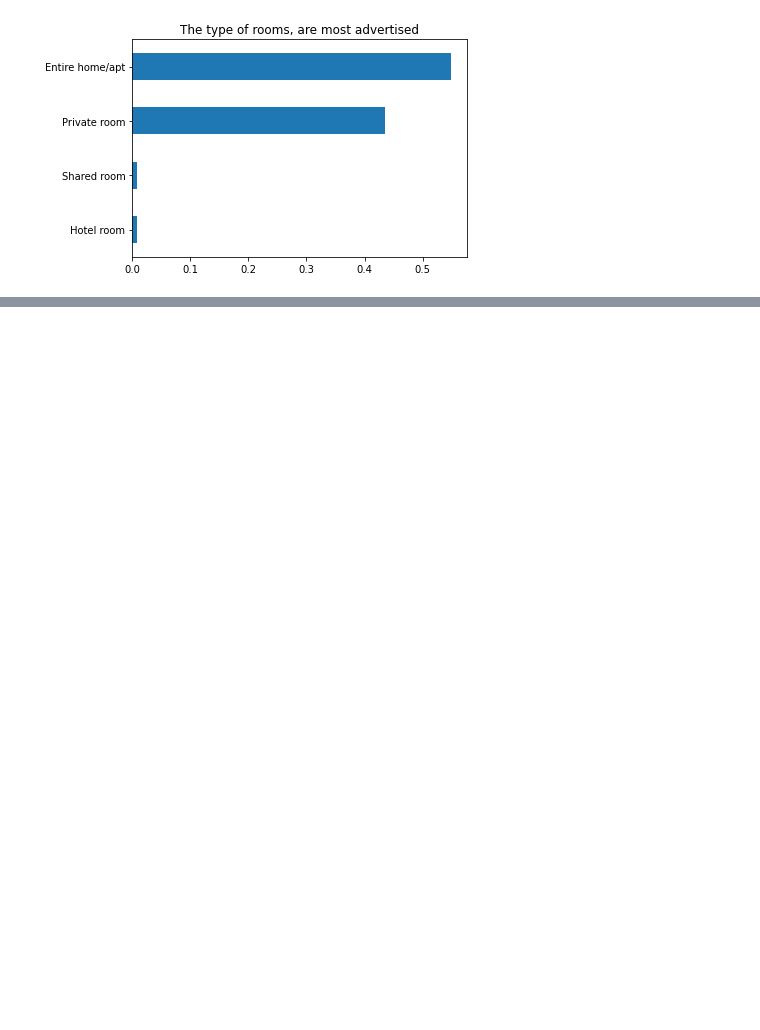
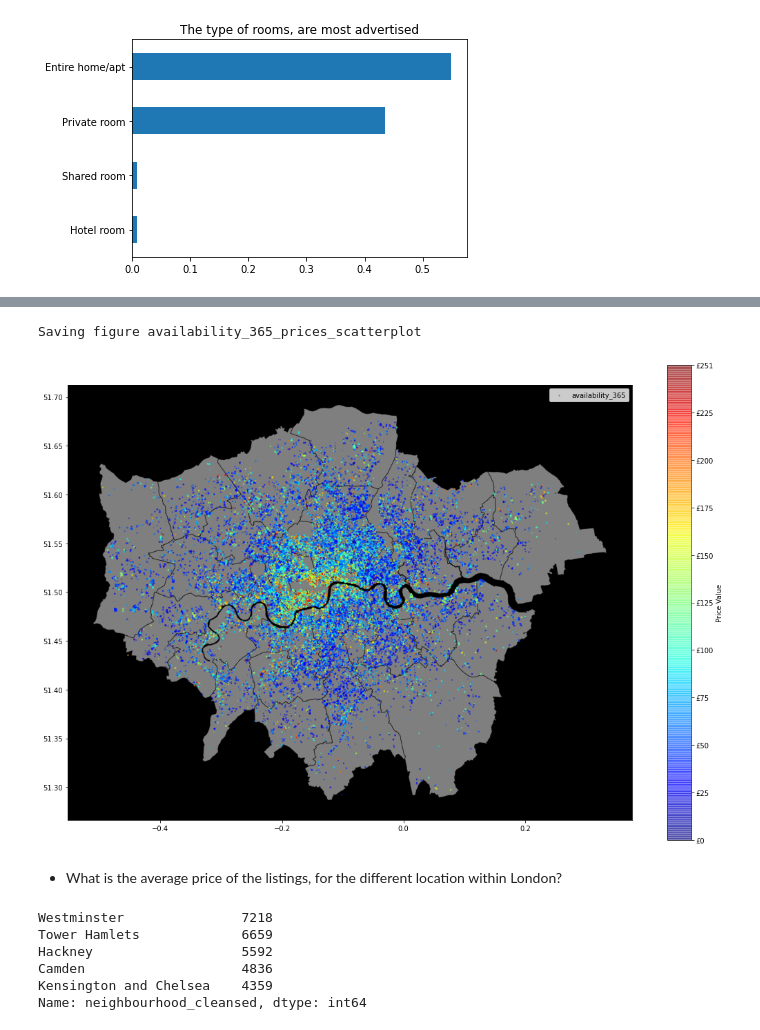
Before and after one commit to waltersmac/Predicting-AirBnB-Prices, a Jupyter notebook: notebooks/1.0-rw-data-exploration.ipynb, the cells around one changed output, grey strips where cells are left out. Cells and saved outputs as stored; diff of their text form; code cells hidden in the pictures; blank space fills up the shorter version.

```diff
--- a/notebooks/1.0-rw-data-exploration.ipynb
+++ b/notebooks/1.0-rw-data-exploration.ipynb
@@ -229,0 +338,17 @@ df_listings.head(3)
+# %%
+PROJECT_ROOT_DIR = "."
+PROJECT_NAME = "AirBnB-London-2020"
+IMAGES_PATH = "../reports/figures/"
+
+def save_fig(fig_id, tight_layout=True, fig_extension="png", resolution=300):
+
+    """
+    Saving image as a png file
+
+    """
+
+    path = os.path.join(IMAGES_PATH, fig_id + "." + fig_extension)
+    print("Saving figure", fig_id)
+    if tight_layout:
+        plt.tight_layout()
+    plt.savefig(path, format=fig_extension, dpi=resolution)
@@ -229,0 +400,32 @@ df_listings.head(3)
+# %%
+# Completed map of London prices by all year availability
+fig, ax = plt.subplots(1, 1, figsize=(15,10))
+
+basemap = gpd.read_file('../data/external/statistical-gis-boundaries-london/ESRI/London_Borough_Excluding_MHW.shp')
+basemap = basemap.to_crs(epsg=4326)
+
+basemap = basemap.plot(alpha=0.5, edgecolor='k',color='White',figsize=(15,10),ax=ax)
+basemap.set_facecolor('black')
+
+
+x, y = df_listings['longitude'].values, df_listings['latitude'].values
+basemap.scatter(x,y, alpha=0.5,
+                 s=(df_listings["availability_365"])/100, label="availability_365",
+                 c=df_listings["price"], cmap=plt.get_cmap('jet'))
+
+
+sm = plt.cm.ScalarMappable(cmap=plt.get_cmap('jet'))
+prices = df_listings["price"]
+tick_values = np.linspace(prices.min(), prices.max(), 11)
+cbar = fig.colorbar(sm, ticks=tick_values/prices.max(), alpha=0.5)
+cbar.ax.set_yticklabels(["£%d"% v for v in tick_values], fontsize=10)
+cbar.set_label('Price Value', fontsize=10)
+
+plt.legend(fontsize=10)
+save_fig("availability_365_prices_scatterplot")
+plt.show()
+# %% [output]
+Saving figure availability_365_prices_scatterplot
+[figure, added]
+# %% [markdown]
+* What is the average price of the listings, for the different location within London?
@@ -229,0 +435,10 @@ df_listings.head(3)
+# %%
+# Showing the top 5 London boroughs by count of listings
+price_df['neighbourhood_cleansed'].value_counts()[:5]
+# %% [output]
+Westminster               7218
+Tower Hamlets             6659
+Hackney                   5592
+Camden                    4836
+Kensington and Chelsea    4359
+Name: neighbourhood_cleansed, dtype: int64
```
Also changed, not shown: parts of 66 cells of this notebook, 2 other files.
